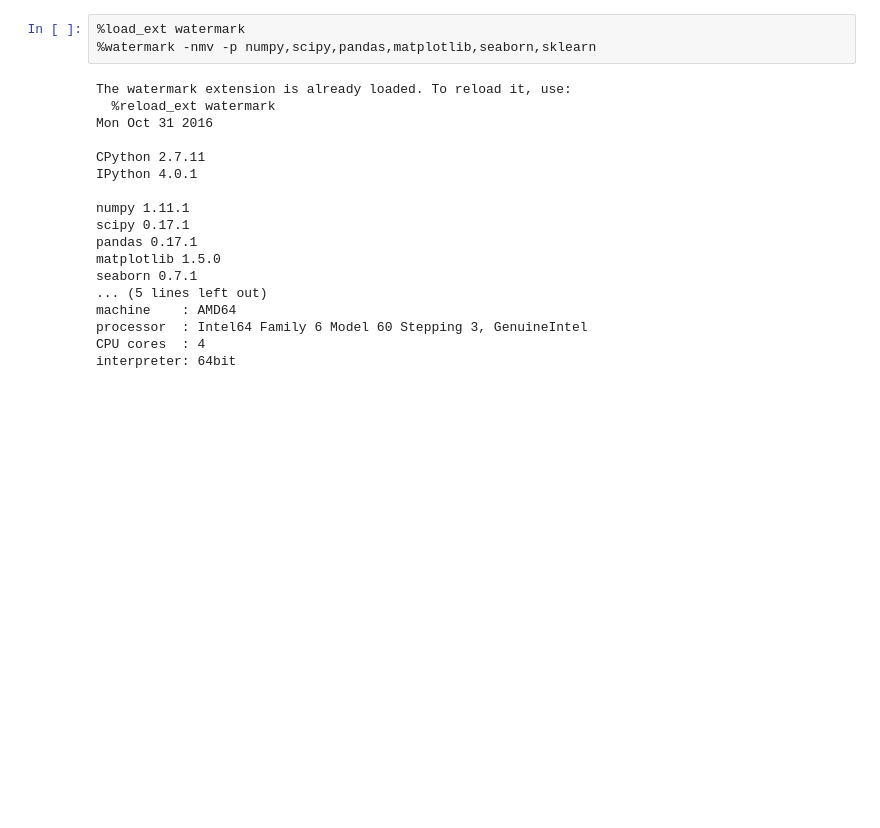
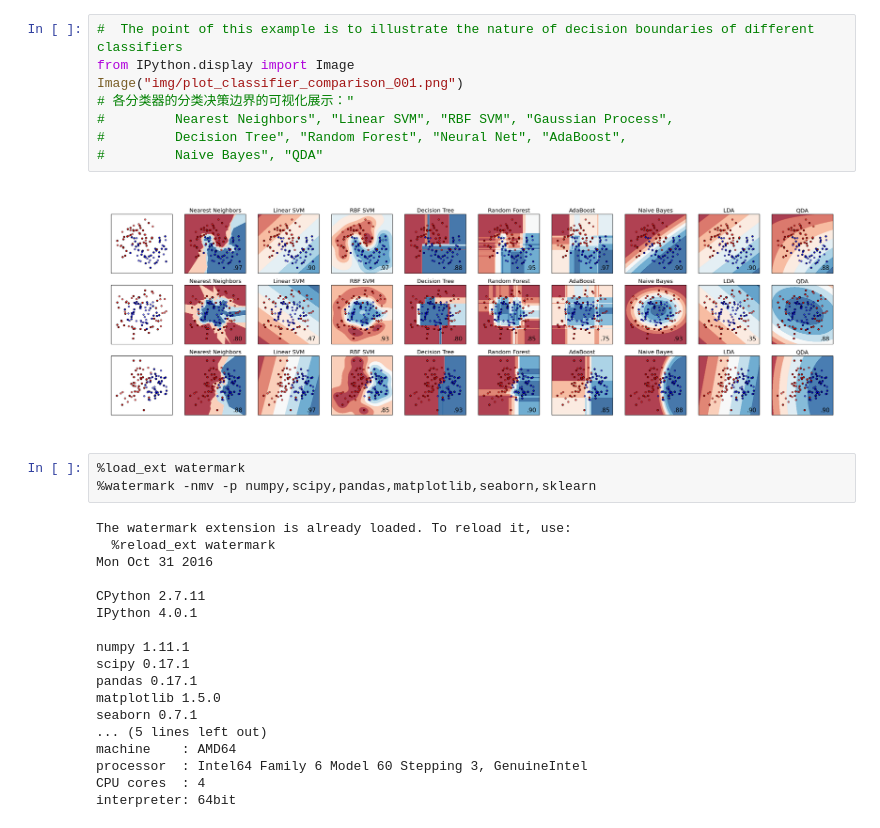
Before and after one commit to todototry/machinelearningdemocode, a Jupyter notebook: 3train_Model_metrics_and_compare.ipynb, the cells around one changed output. Cells and saved outputs as stored; diff of their text form; blank space fills up the shorter version.

Commit message:
illustrate the nature of decision boundaries of different classifiers.

```diff
--- a/3train_Model_metrics_and_compare.ipynb
+++ b/3train_Model_metrics_and_compare.ipynb
@@ -17,3 +24,13 @@ Image("img/sklearn_algorithm_workflow.png")
+# %%
+#  The point of this example is to illustrate the nature of decision boundaries of different classifiers
+from IPython.display import Image
+Image("img/plot_classifier_comparison_001.png")
+# 各分类器的分类决策边界的可视化展示："
+#         Nearest Neighbors", "Linear SVM", "RBF SVM", "Gaussian Process",
+#         Decision Tree", "Random Forest", "Neural Net", "AdaBoost",
+#         Naive Bayes", "QDA"
+# %% [output]
+[figure, added]
 # %%
 %load_ext watermark
 %watermark -nmv -p numpy,scipy,pandas,matplotlib,seaborn,sklearn
```
Also changed, not shown: parts of 2 cells of this notebook.
